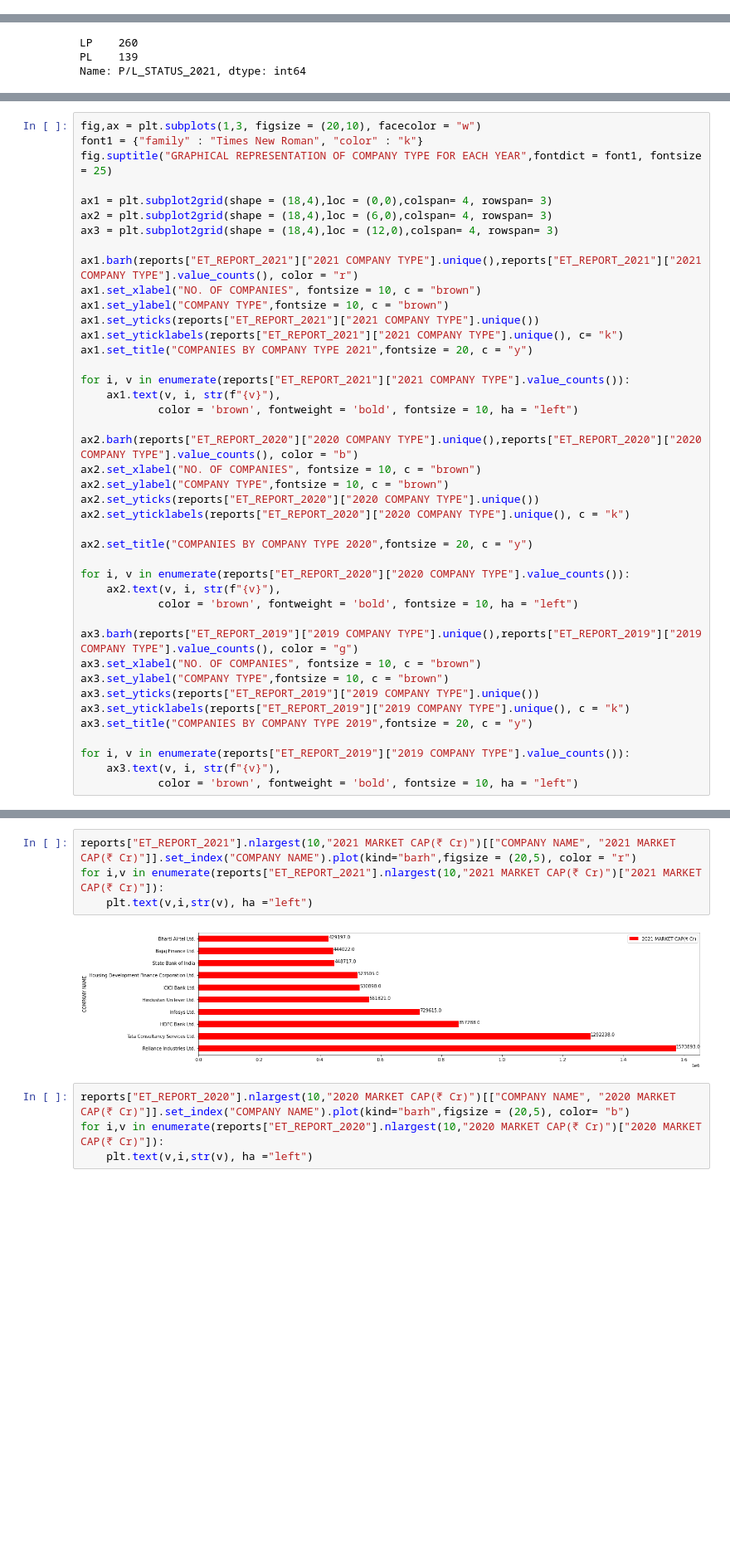
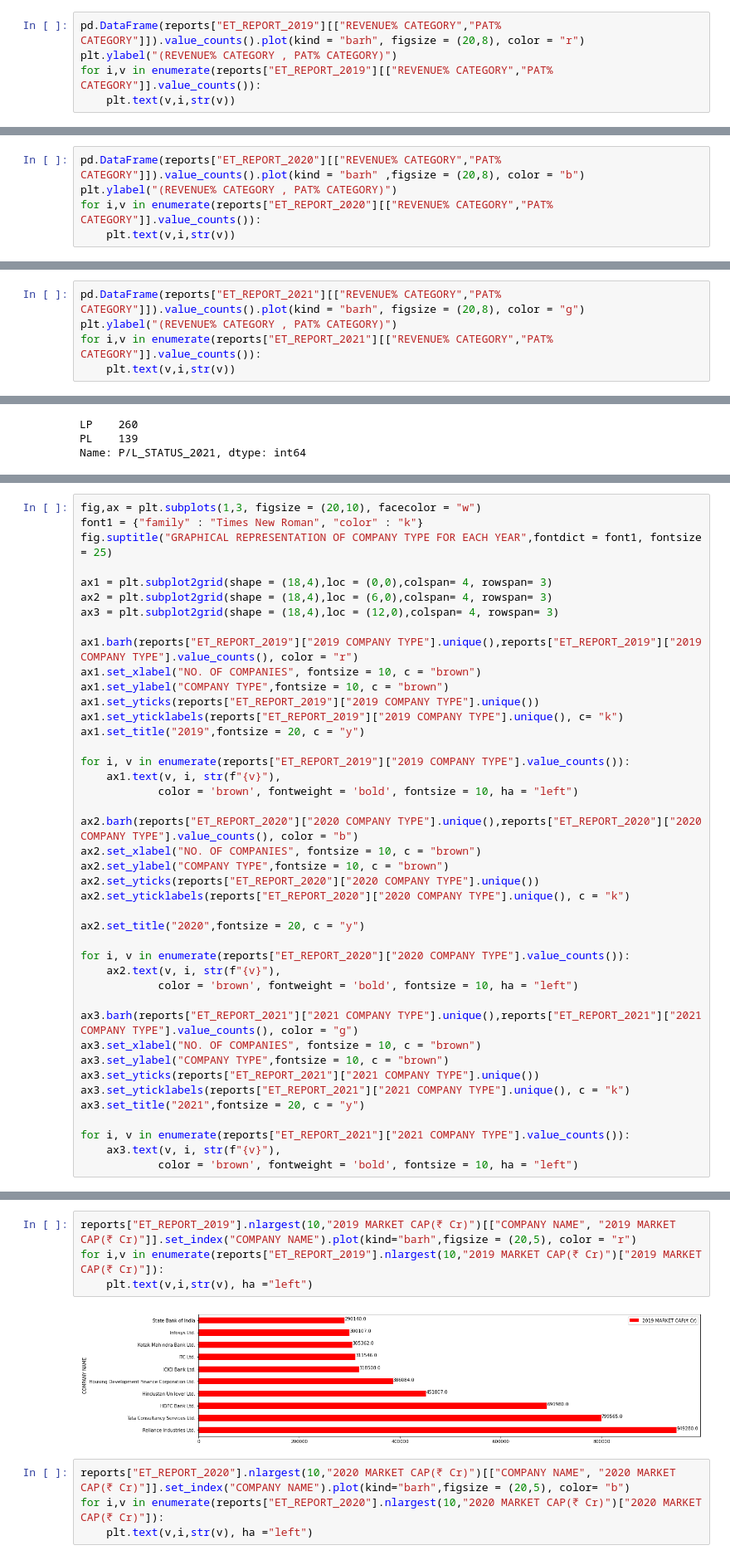
Before and after one commit to Lester-723/Data-Analytics-Projects-, a Jupyter notebook: economic_times_project.ipynb, the cells around one changed output, grey strips where cells are left out. Shown at 83% size. Drawn from its saved outputs; the diff is of its cells as text; blank space fills up the shorter version.

```diff
--- a/economic_times_project.ipynb
+++ b/economic_times_project.ipynb
@@ -352,0 +355,5 @@ pct_change_category()
+# %%
+pd.DataFrame(reports["ET_REPORT_2019"][["REVENUE% CATEGORY","PAT% CATEGORY"]]).value_counts().plot(kind = "barh", figsize = (20,8), color = "r")
+plt.ylabel("(REVENUE% CATEGORY , PAT% CATEGORY)")
+for i,v in enumerate(reports["ET_REPORT_2019"][["REVENUE% CATEGORY","PAT% CATEGORY"]].value_counts()):
+    plt.text(v,i,str(v))
@@ -352,0 +369,5 @@ pct_change_category()
+# %%
+pd.DataFrame(reports["ET_REPORT_2020"][["REVENUE% CATEGORY","PAT% CATEGORY"]]).value_counts().plot(kind = "barh" ,figsize = (20,8), color = "b")
+plt.ylabel("(REVENUE% CATEGORY , PAT% CATEGORY)")
+for i,v in enumerate(reports["ET_REPORT_2020"][["REVENUE% CATEGORY","PAT% CATEGORY"]].value_counts()):
+    plt.text(v,i,str(v))
@@ -352,0 +378,5 @@ pct_change_category()
+# %%
+pd.DataFrame(reports["ET_REPORT_2021"][["REVENUE% CATEGORY","PAT% CATEGORY"]]).value_counts().plot(kind = "barh", figsize = (20,8), color = "g")
+plt.ylabel("(REVENUE% CATEGORY , PAT% CATEGORY)")
+for i,v in enumerate(reports["ET_REPORT_2021"][["REVENUE% CATEGORY","PAT% CATEGORY"]].value_counts()):
+    plt.text(v,i,str(v))
@@ -453,14 +503,14 @@ ax1 = plt.subplot2grid(shape = (18,4),loc = (0,0),colspan= 4, rowspan= 3)
 ax2 = plt.subplot2grid(shape = (18,4),loc = (6,0),colspan= 4, rowspan= 3)
 ax3 = plt.subplot2grid(shape = (18,4),loc = (12,0),colspan= 4, rowspan= 3)
 
-ax1.barh(reports["ET_REPORT_2021"]["2021 COMPANY TYPE"].unique(),reports["ET_REPORT_2021"]["2021 COMPANY TYPE"].value_counts(), color = "r")
+ax1.barh(reports["ET_REPORT_2019"]["2019 COMPANY TYPE"].unique(),reports["ET_REPORT_2019"]["2019 COMPANY TYPE"].value_counts(), color = "r")
 ax1.set_xlabel("NO. OF COMPANIES", fontsize = 10, c = "brown")
 ax1.set_ylabel("COMPANY TYPE",fontsize = 10, c = "brown")
-ax1.set_yticks(reports["ET_REPORT_2021"]["2021 COMPANY TYPE"].unique())
-ax1.set_yticklabels(reports["ET_REPORT_2021"]["2021 COMPANY TYPE"].unique(), c= "k")
-ax1.set_title("COMPANIES BY COMPANY TYPE 2021",fontsize = 20, c = "y")
+ax1.set_yticks(reports["ET_REPORT_2019"]["2019 COMPANY TYPE"].unique())
+ax1.set_yticklabels(reports["ET_REPORT_2019"]["2019 COMPANY TYPE"].unique(), c= "k")
+ax1.set_title("2019",fontsize = 20, c = "y")
 
-for i, v in enumerate(reports["ET_REPORT_2021"]["2021 COMPANY TYPE"].value_counts()):
+for i, v in enumerate(reports["ET_REPORT_2019"]["2019 COMPANY TYPE"].value_counts()):
     ax1.text(v, i, str(f"{v}"),
             color = 'brown', fontweight = 'bold', fontsize = 10, ha = "left")
 
@@ -470,20 +520,20 @@ ax2.set_ylabel("COMPANY TYPE",fontsize = 10, c = "brown")
 ax2.set_yticks(reports["ET_REPORT_2020"]["2020 COMPANY TYPE"].unique())
 ax2.set_yticklabels(reports["ET_REPORT_2020"]["2020 COMPANY TYPE"].unique(), c = "k")
 
-ax2.set_title("COMPANIES BY COMPANY TYPE 2020",fontsize = 20, c = "y")
+ax2.set_title("2020",fontsize = 20, c = "y")
 
 for i, v in enumerate(reports["ET_REPORT_2020"]["2020 COMPANY TYPE"].value_counts()):
     ax2.text(v, i, str(f"{v}"),
             color = 'brown', fontweight = 'bold', fontsize = 10, ha = "left")
 
-ax3.barh(reports["ET_REPORT_2019"]["2019 COMPANY TYPE"].unique(),reports["ET_REPORT_2019"]["2019 COMPANY TYPE"].value_counts(), color = "g")
+ax3.barh(reports["ET_REPORT_2021"]["2021 COMPANY TYPE"].unique(),reports["ET_REPORT_2021"]["2021 COMPANY TYPE"].value_counts(), color = "g")
 ax3.set_xlabel("NO. OF COMPANIES", fontsize = 10, c = "brown")
 ax3.set_ylabel("COMPANY TYPE",fontsize = 10, c = "brown")
-ax3.set_yticks(reports["ET_REPORT_2019"]["2019 COMPANY TYPE"].unique())
-ax3.set_yticklabels(reports["ET_REPORT_2019"]["2019 COMPANY TYPE"].unique(), c = "k")
-ax3.set_title("COMPANIES BY COMPANY TYPE 2019",fontsize = 20, c = "y")
+ax3.set_yticks(reports["ET_REPORT_2021"]["2021 COMPANY TYPE"].unique())
+ax3.set_yticklabels(reports["ET_REPORT_2021"]["2021 COMPANY TYPE"].unique(), c = "k")
+ax3.set_title("2021",fontsize = 20, c = "y")
 
-for i, v in enumerate(reports["ET_REPORT_2019"]["2019 COMPANY TYPE"].value_counts()):
+for i, v in enumerate(reports["ET_REPORT_2021"]["2021 COMPANY TYPE"].value_counts()):
     ax3.text(v, i, str(f"{v}"),
             color = 'brown', fontweight = 'bold', fontsize = 10, ha = "left")
 # %% [output]
@@ -500,9 +552,9 @@ for i, v in enumerate(reports["ET_REPORT_2019"]["2019 COMPANY TYPE"].value_count
 # %%
-reports["ET_REPORT_2021"].nlargest(10,"2021 MARKET CAP(₹ Cr)")[["COMPANY NAME", "2021 MARKET CAP(₹ Cr)"]].set_index("COMPANY NAME").plot(kind="barh",figsize = (20,5), color = "r")
-for i,v in enumerate(reports["ET_REPORT_2021"].nlargest(10,"2021 MARKET CAP(₹ Cr)")["2021 MARKET CAP(₹ Cr)"]):
+reports["ET_REPORT_2019"].nlargest(10,"2019 MARKET CAP(₹ Cr)")[["COMPANY NAME", "2019 MARKET CAP(₹ Cr)"]].set_index("COMPANY NAME").plot(kind="barh",figsize = (20,5), color = "r")
+for i,v in enumerate(reports["ET_REPORT_2019"].nlargest(10,"2019 MARKET CAP(₹ Cr)")["2019 MARKET CAP(₹ Cr)"]):
     plt.text(v,i,str(v), ha ="left")
 # %% [output]
-[figure, old version]
+[figure, new version]
 # %%
 reports["ET_REPORT_2020"].nlargest(10,"2020 MARKET CAP(₹ Cr)")[["COMPANY NAME", "2020 MARKET CAP(₹ Cr)"]].set_index("COMPANY NAME").plot(kind="barh",figsize = (20,5), color= "b")
 for i,v in enumerate(reports["ET_REPORT_2020"].nlargest(10,"2020 MARKET CAP(₹ Cr)")["2020 MARKET CAP(₹ Cr)"]):
```
Also changed, not shown: parts of 38 cells of this notebook.
